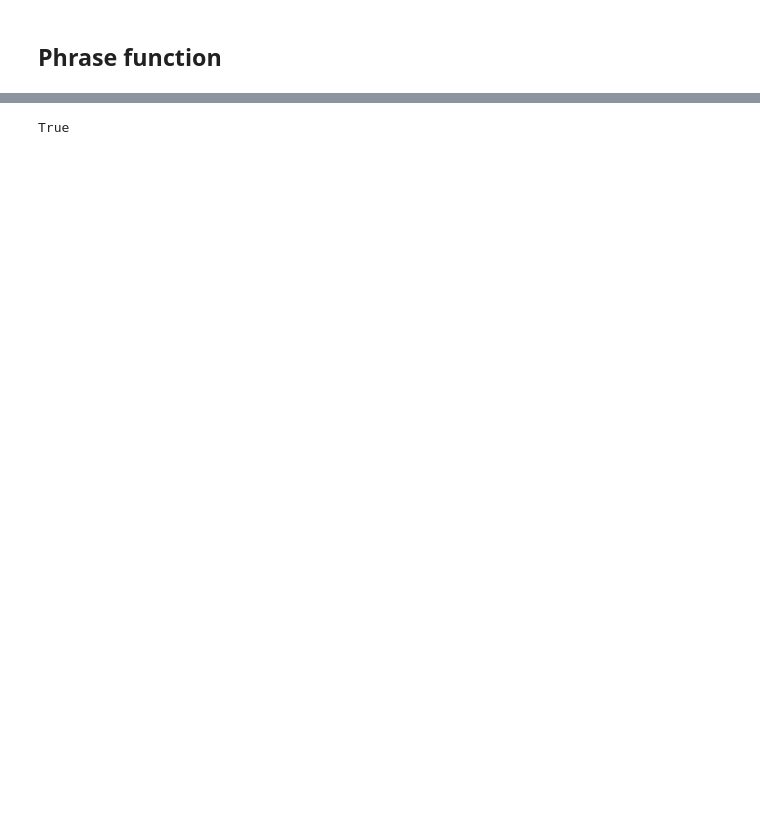
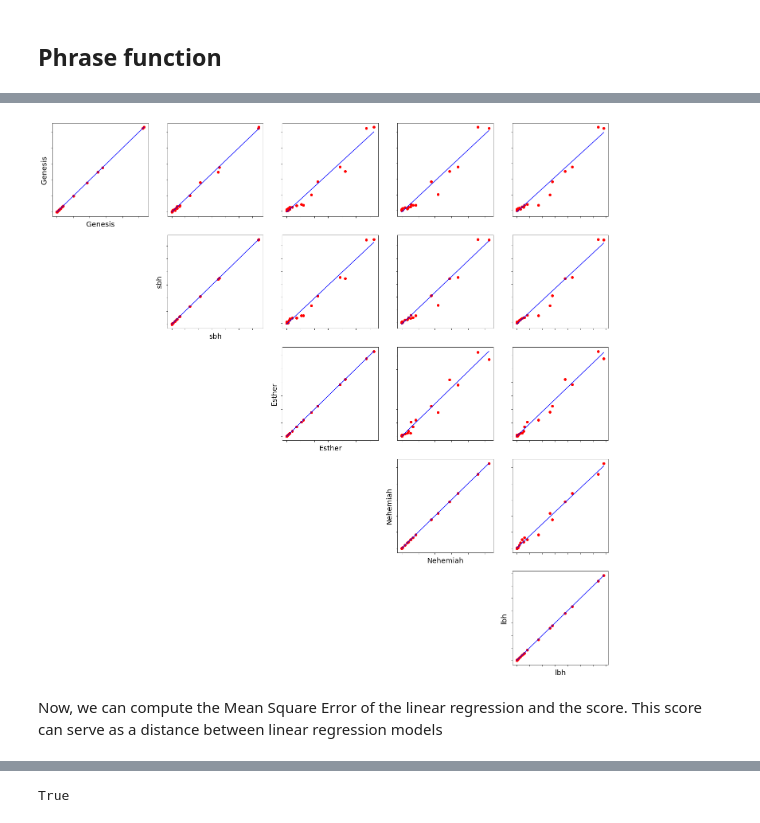
Before and after one commit to ETCBC/Probabilistic_Language_Change, a Jupyter notebook: Counting analysis.ipynb, the cells around one changed output, grey strips where cells are left out. Cells and saved outputs as stored; diff of their text form; code cells hidden in the pictures; blank space fills up the shorter version.

Commit message:
Counting frequency done for all levels

```diff
--- a/Counting analysis.ipynb
+++ b/Counting analysis.ipynb
@@ -18,3 +118,6 @@ all_data = get_data()
 # %%
 data = all_data['phrase_functions']
 unique_functions = unique(otype='phrase', feature='function')
+print(unique_functions)
+df_Count, df_Prob = make_counts(data)
+df_Count
@@ -23,9 +142,0 @@ Counting phrase functions
-# %%
-phrase_function_count = dict() # Looking at all functions
-
-for bookname, clauses in data.items():
-    phrase_function_count[bookname] = collections.Counter(list(chain(*clauses)))
-
-df_Count = pd.DataFrame(phrase_function_count, columns=data.keys()).fillna(0)
-# Normalize the dataframes. This means that we divide all frequencies by the sum of the frequencies.
-df_prob_Count = df_Count.div(df_Count.sum(axis=0), axis=1)
@@ -120,0 +145,9 @@ a,b = linear_model_count(df_Count[list(lbh_books)],list(lbh_books))
+# %%
+plot_occurences(df_Count, ["Genesis","sbh","Esther","Nehemiah", "lbh"])
+#When plotting the frequencies of the same book, we expect the points on one line.
+#We expect there is  direct linear relation between sbh and Genesis. All points should be on one line.
+#We expect there is no direct linear relation between Esther and Genesis. So not all points are on one line.
+# %% [output]
+[figure, added]
+# %% [markdown]
+Now, we can compute the Mean Square Error of the linear regression and the score. This score can serve as a distance between linear regression models
```
Also changed, not shown: parts of 49 cells of this notebook, 1 other file.
